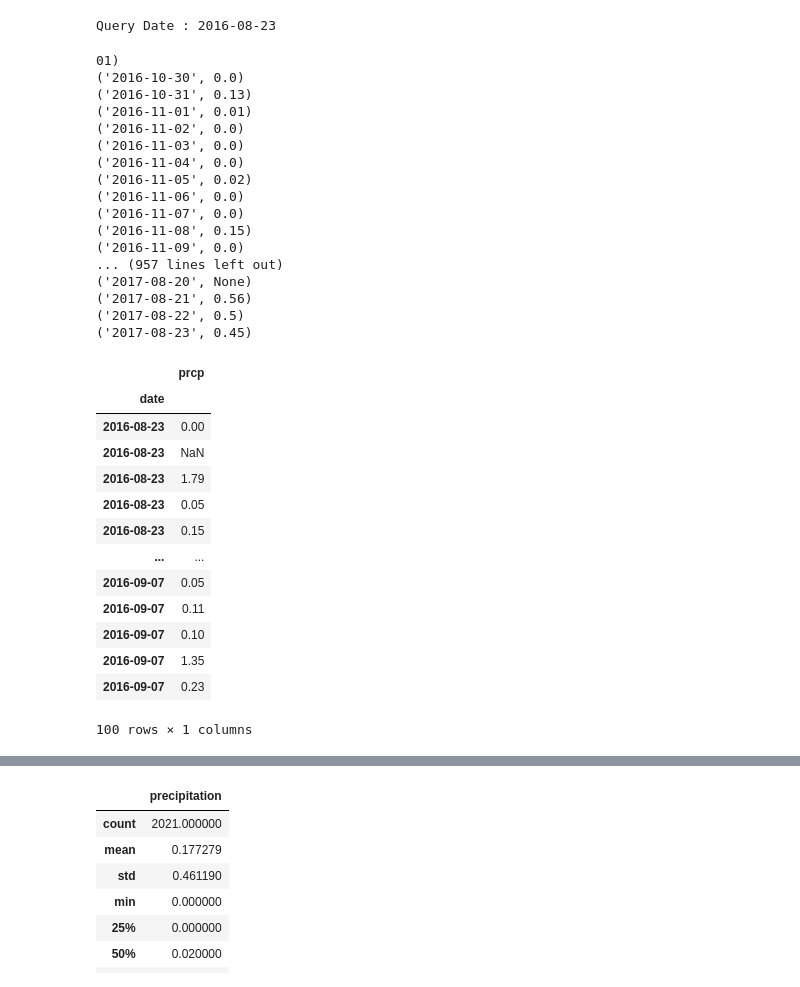
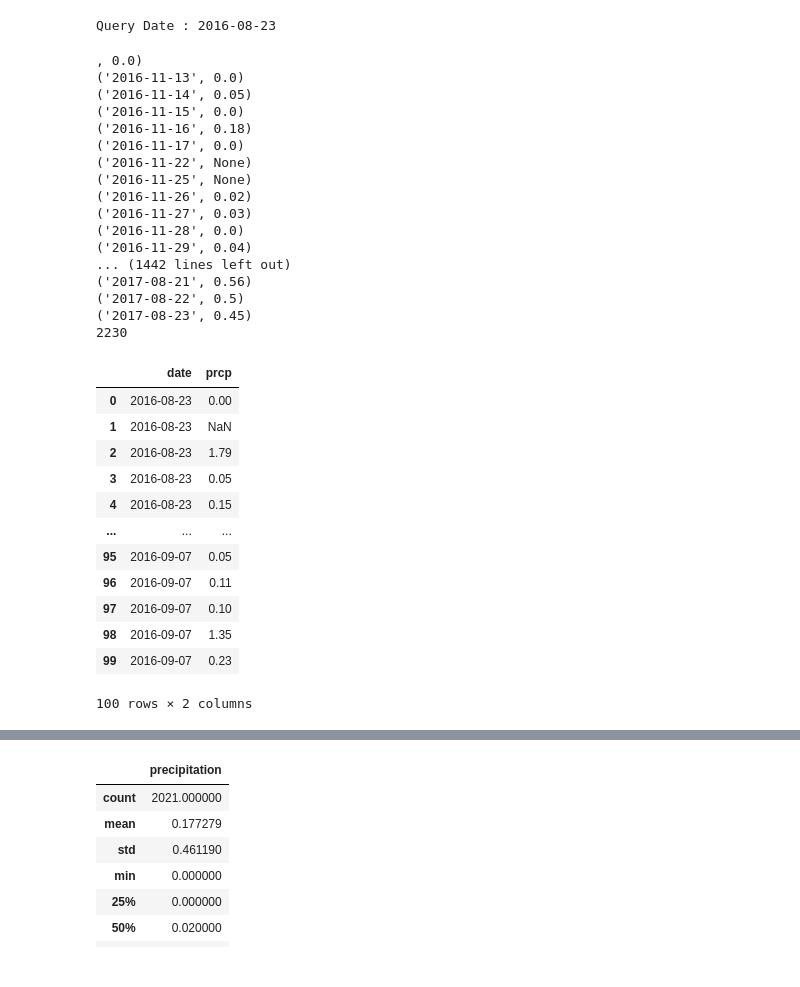
Before and after one commit to RynnAethelWulf/SQLAlchemy-Challenge, a Jupyter notebook: climate_starter.ipynb, the cells around one changed output, grey strips where cells are left out. Cells and saved outputs as stored; diff of their text form; code cells hidden in the pictures.

```diff
--- a/climate_starter.ipynb
+++ b/climate_starter.ipynb
@@ -76,48 +76,52 @@ print("Query Date :", query_date)
 Query Date : 2016-08-23
 # %%
 data = session.query(Measurement.date, Measurement.prcp).filter(Measurement.date >= query_date).all()
-for record in data:
+for enum,record in enumerate(data,start=1):
     print(record)
+print(enum)
 # %% [output]
-01)
-('2016-10-30', 0.0)
-('2016-10-31', 0.13)
-('2016-11-01', 0.01)
-('2016-11-02', 0.0)
-('2016-11-03', 0.0)
-('2016-11-04', 0.0)
-('2016-11-05', 0.02)
-('2016-11-06', 0.0)
-('2016-11-07', 0.0)
-('2016-11-08', 0.15)
-('2016-11-09', 0.0)
-... (957 lines left out)
-('2017-08-20', None)
+, 0.0)
+('2016-11-13', 0.0)
+('2016-11-14', 0.05)
+('2016-11-15', 0.0)
+('2016-11-16', 0.18)
+('2016-11-17', 0.0)
+('2016-11-22', None)
+('2016-11-25', None)
+('2016-11-26', 0.02)
+('2016-11-27', 0.03)
+('2016-11-28', 0.0)
+('2016-11-29', 0.04)
+... (1442 lines left out)
 ('2017-08-21', 0.56)
 ('2017-08-22', 0.5)
 ('2017-08-23', 0.45)
+2230
 # %%
 
 # Save the query results as a Pandas DataFrame and set the index to the date column
 
-climate_df = pd.DataFrame(data, columns = ["date", "prcp"])
-climate_df.set_index("date", inplace=True)
+climate_analysis_df = pd.DataFrame(data, columns = {"date":["date"],
+ "prcp":["prcp"]
+ })
+
 
 # Sort the dataframe by date
-climate_df = climate_df.sort_values(["date"])
-climate_df.head(100)
+climate_analysis_df = climate_df.sort_values(["date"])
+
+climate_analysis_df.reset_index(drop=False,inplace=True)
+climate_analysis_df.head(100)
 # %% [output]
-|  | prcp |
-| date |  |
-| 2016-08-23 | 0.00 |
-| 2016-08-23 | NaN |
-| 2016-08-23 | 1.79 |
-| 2016-08-23 | 0.05 |
-| 2016-08-23 | 0.15 |
-| ... | ... |
-| 2016-09-07 | 0.05 |
-| 2016-09-07 | 0.11 |
-| 2016-09-07 | 0.10 |
-| 2016-09-07 | 1.35 |
-| 2016-09-07 | 0.23 |
+|  | date | prcp |
+| 0 | 2016-08-23 | 0.00 |
+| 1 | 2016-08-23 | NaN |
+| 2 | 2016-08-23 | 1.79 |
+| 3 | 2016-08-23 | 0.05 |
+| 4 | 2016-08-23 | 0.15 |
+| ... | ... | ... |
+| 95 | 2016-09-07 | 0.05 |
+| 96 | 2016-09-07 | 0.11 |
+| 97 | 2016-09-07 | 0.10 |
+| 98 | 2016-09-07 | 1.35 |
+| 99 | 2016-09-07 | 0.23 |
-100 rows × 1 columns
+100 rows × 2 columns
```
Also changed, not shown: parts of 9 cells of this notebook, 2 other files.
